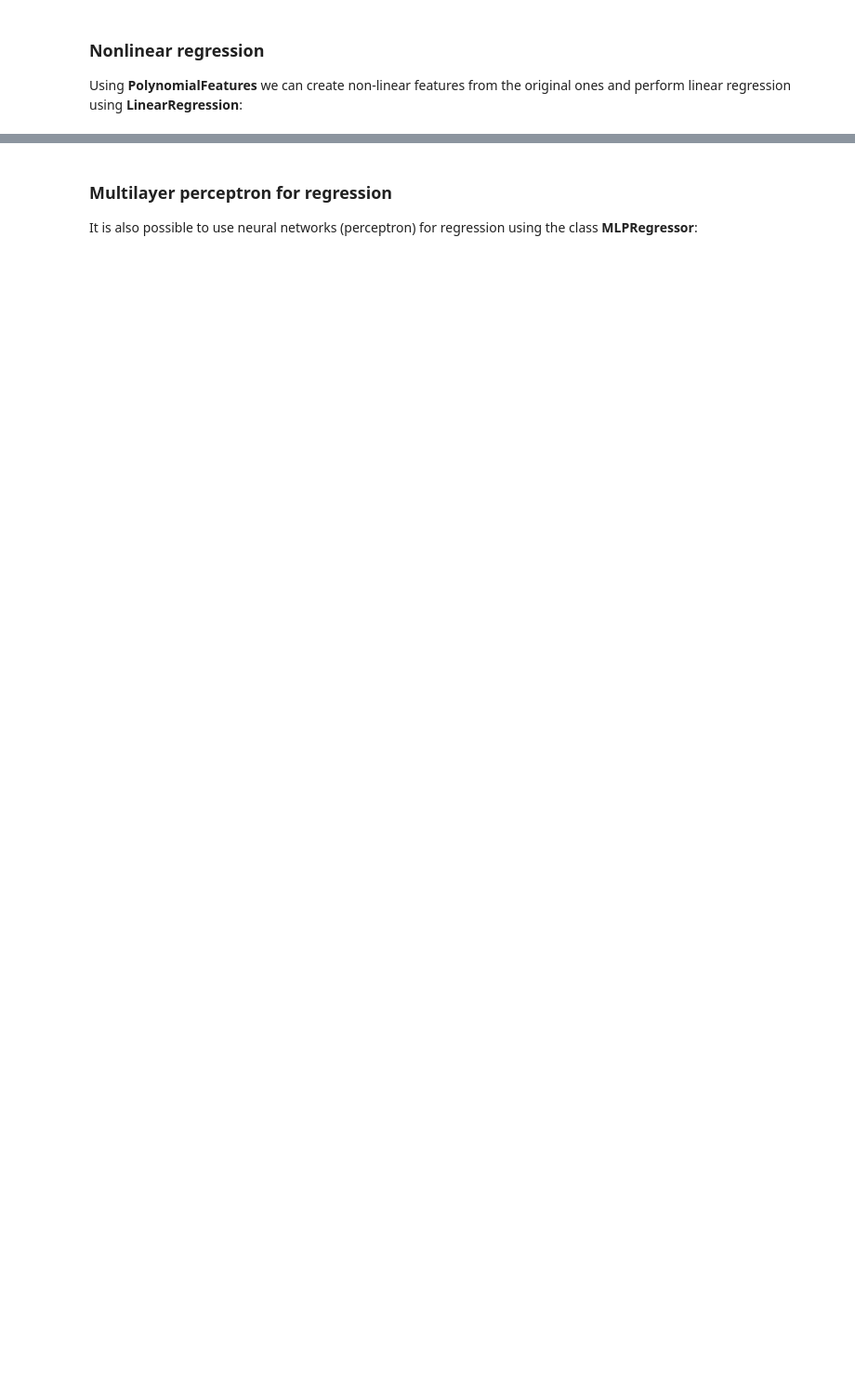
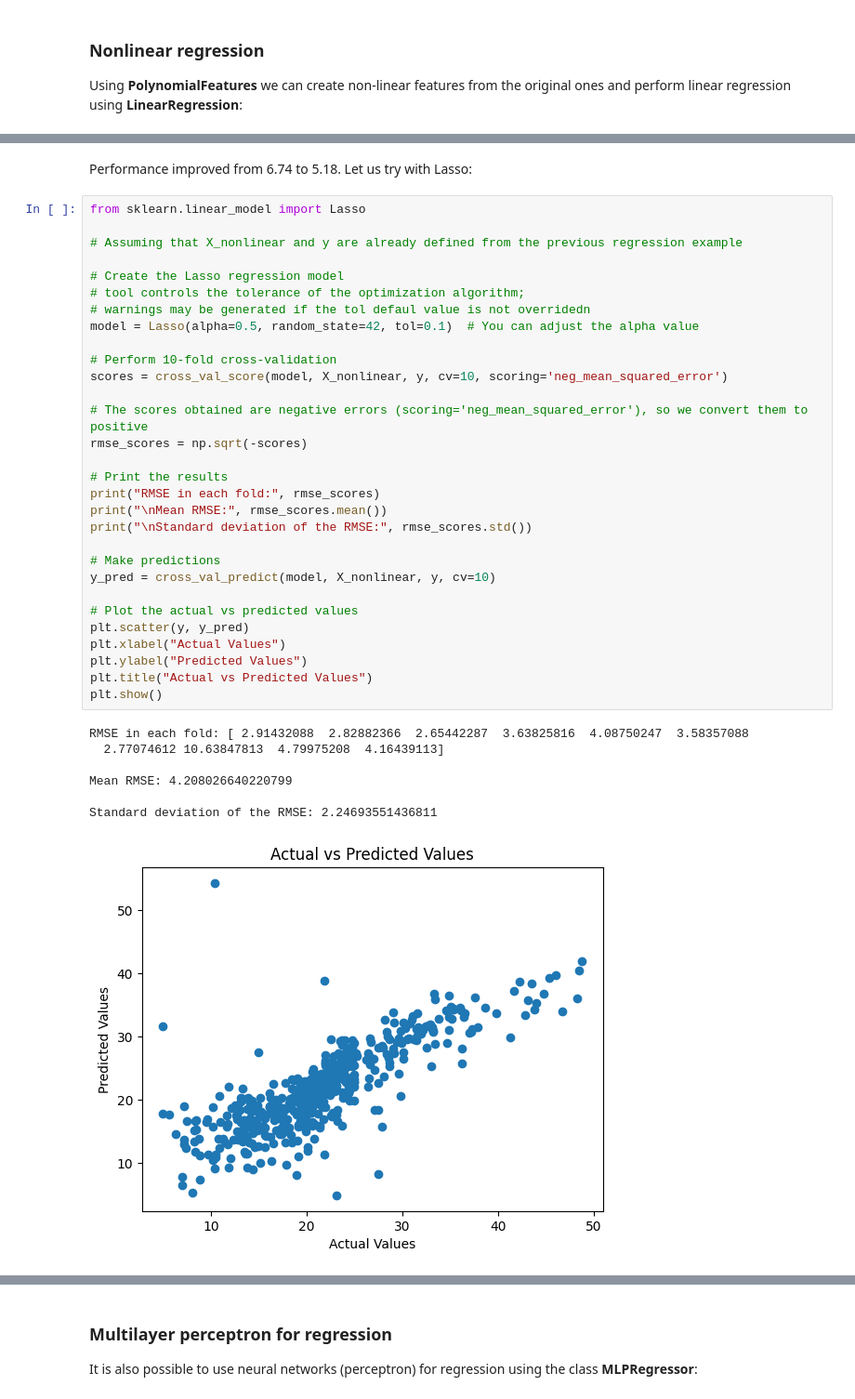
Before and after one commit to AbrahamOtero/MLiB, a Jupyter notebook: 4_PredictiveModels.ipynb, the cells around one changed output, grey strips where cells are left out. Shown at 93% size. Saved outputs shown, nothing was run; the diff lists cells and outputs as text; blank space fills up the shorter version.

```diff
--- a/4_PredictiveModels.ipynb
+++ b/4_PredictiveModels.ipynb
@@ -715,0 +673,40 @@ If you are interested in regularized regression models see the documentation for
+# %% [markdown]
+Performance improved from 6.74 to 5.18. Let us try with Lasso:
+# %%
+from sklearn.linear_model import Lasso
+
+# Assuming that X_nonlinear and y are already defined from the previous regression example
+
+# Create the Lasso regression model
+# tool controls the tolerance of the optimization algorithm;
+# warnings may be generated if the tol defaul value is not overridedn
+model = Lasso(alpha=0.5, random_state=42, tol=0.1)  # You can adjust the alpha value
+
+# Perform 10-fold cross-validation
+scores = cross_val_score(model, X_nonlinear, y, cv=10, scoring='neg_mean_squared_error')
+
+# The scores obtained are negative errors (scoring='neg_mean_squared_error'), so we convert them to positive
+rmse_scores = np.sqrt(-scores)
+
+# Print the results
+print("RMSE in each fold:", rmse_scores)
+print("\nMean RMSE:", rmse_scores.mean())
+print("\nStandard deviation of the RMSE:", rmse_scores.std())
+
+# Make predictions
+y_pred = cross_val_predict(model, X_nonlinear, y, cv=10)
+
+# Plot the actual vs predicted values
+plt.scatter(y, y_pred)
+plt.xlabel("Actual Values")
+plt.ylabel("Predicted Values")
+plt.title("Actual vs Predicted Values")
+plt.show()
+# %% [output]
+RMSE in each fold: [ 2.91432088  2.82882366  2.65442287  3.63825816  4.08750247  3.58357088
+  2.77074612 10.63847813  4.79975208  4.16439113]
+
+Mean RMSE: 4.208026640220799
+
+Standard deviation of the RMSE: 2.24693551436811
+[figure, added]
```
Also changed, not shown: parts of 16 cells of this notebook.
